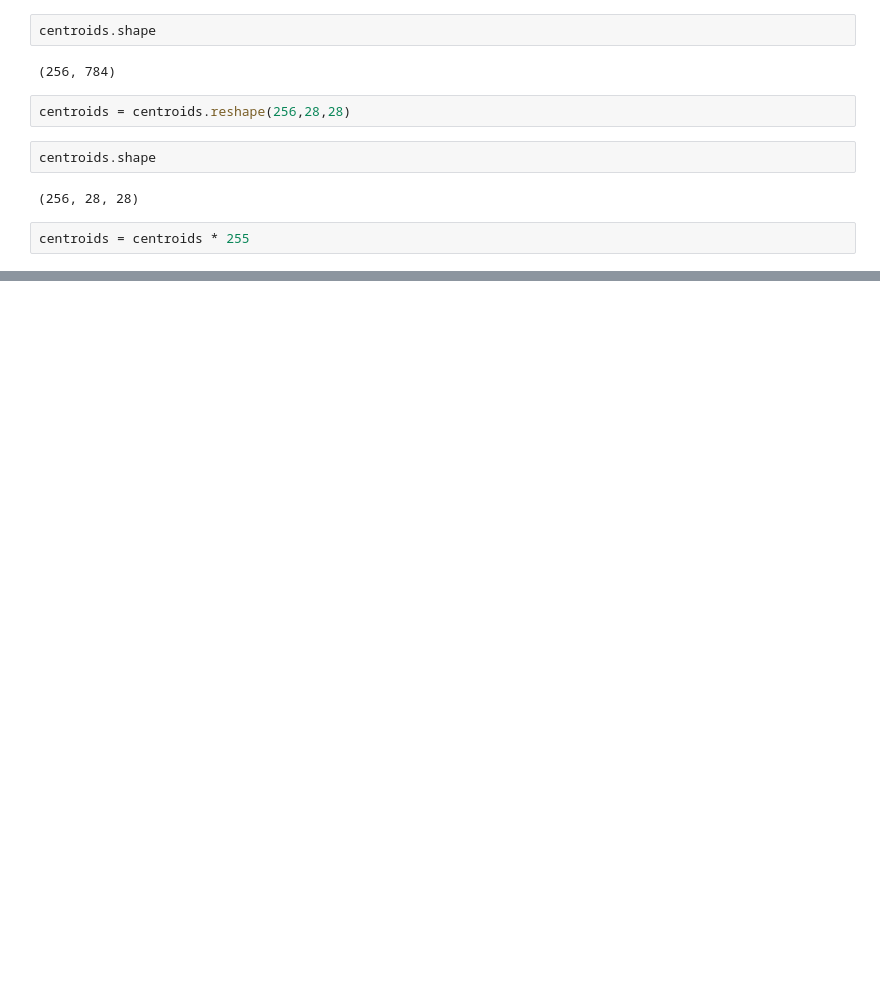
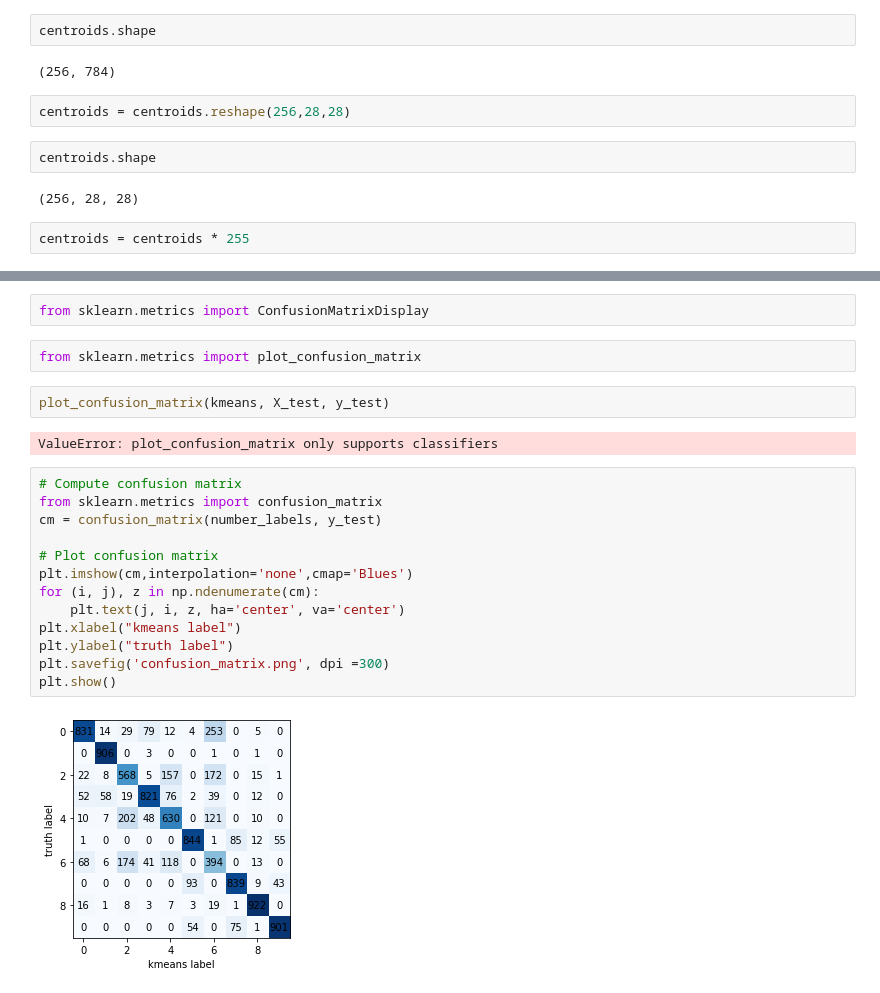
Before and after one commit to Cpizzle1/Semi-supervised-image-classification, a Jupyter notebook: notebooks/EDA.ipynb, the cells around one changed output, grey strips where cells are left out. Drawn from its saved outputs; the diff is of its cells as text; blank space fills up the shorter version.

Commit message:
added confusion matrix and edits to readme with information about labels

```diff
--- a/notebooks/EDA.ipynb
+++ b/notebooks/EDA.ipynb
@@ -452,0 +453,23 @@ for i in range(81):
+# %%
+from sklearn.metrics import ConfusionMatrixDisplay
+# %%
+from sklearn.metrics import plot_confusion_matrix
+# %%
+plot_confusion_matrix(kmeans, X_test, y_test)
+# %% [output]
+ValueError: plot_confusion_matrix only supports classifiers
+# %%
+# Compute confusion matrix
+from sklearn.metrics import confusion_matrix
+cm = confusion_matrix(number_labels, y_test)
+
+# Plot confusion matrix
+plt.imshow(cm,interpolation='none',cmap='Blues')
+for (i, j), z in np.ndenumerate(cm):
+    plt.text(j, i, z, ha='center', va='center')
+plt.xlabel("kmeans label")
+plt.ylabel("truth label")
+plt.savefig('confusion_matrix.png', dpi =300)
+plt.show()
+# %% [output]
+[figure, added]
```
Also changed, not shown: parts of 9 cells of this notebook, 4 other files.
